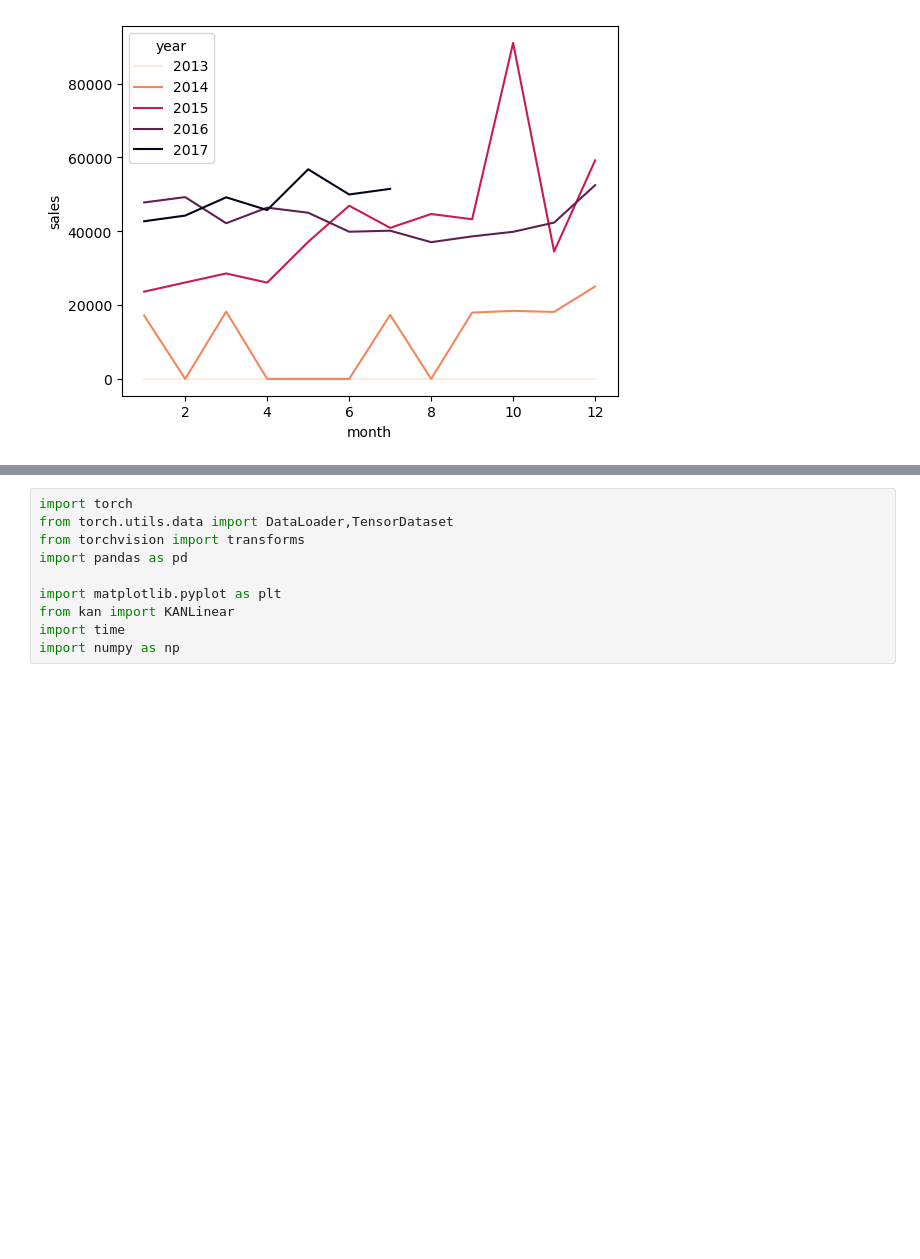
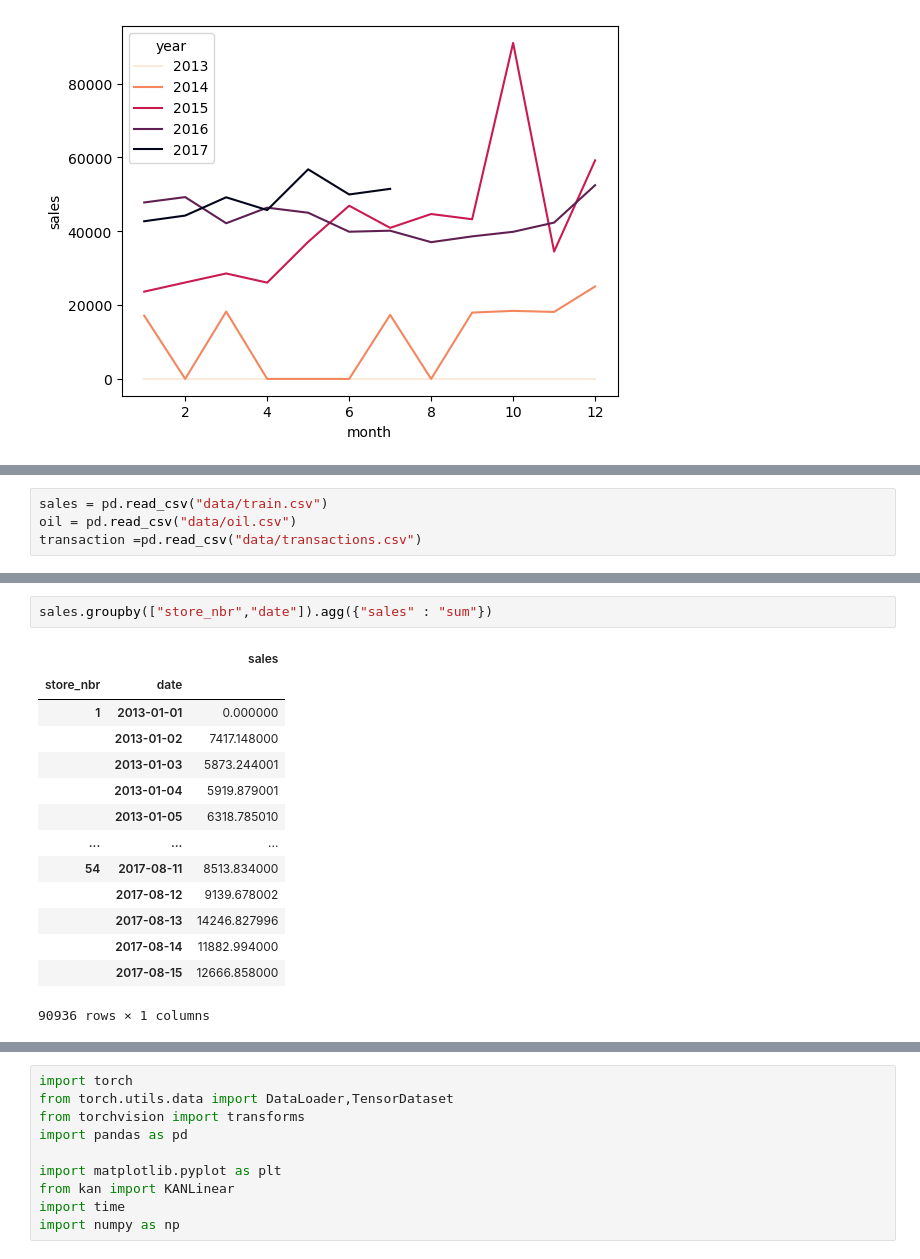
Before and after one commit to lomvix/time-series-study, a Jupyter notebook: Time Series Forecasting.ipynb, the cells around one changed output, grey strips where cells are left out. Drawn from its saved outputs; the diff is of its cells as text; blank space fills up the shorter version.

```diff
--- a/Time Series Forecasting.ipynb
+++ b/Time Series Forecasting.ipynb
@@ -1149,0 +1338,4 @@ sns.lineplot(x='month', y='sales', hue='year', palette='rocket_r', data=monthly_
+# %%
+sales = pd.read_csv("data/train.csv")
+oil = pd.read_csv("data/oil.csv")
+transaction =pd.read_csv("data/transactions.csv")
@@ -1149,0 +1384,17 @@ sns.lineplot(x='month', y='sales', hue='year', palette='rocket_r', data=monthly_
+# %%
+sales.groupby(["store_nbr","date"]).agg({"sales" : "sum"})
+# %% [output]
+|  |  | sales |
+| store_nbr | date |  |
+| 1 | 2013-01-01 | 0.000000 |
+|  | 2013-01-02 | 7417.148000 |
+|  | 2013-01-03 | 5873.244001 |
+|  | 2013-01-04 | 5919.879001 |
+|  | 2013-01-05 | 6318.785010 |
+| ... | ... | ... |
+| 54 | 2017-08-11 | 8513.834000 |
+|  | 2017-08-12 | 9139.678002 |
+|  | 2017-08-13 | 14246.827996 |
+|  | 2017-08-14 | 11882.994000 |
+|  | 2017-08-15 | 12666.858000 |
+90936 rows × 1 columns
```
Also changed, not shown: parts of 27 cells of this notebook.
